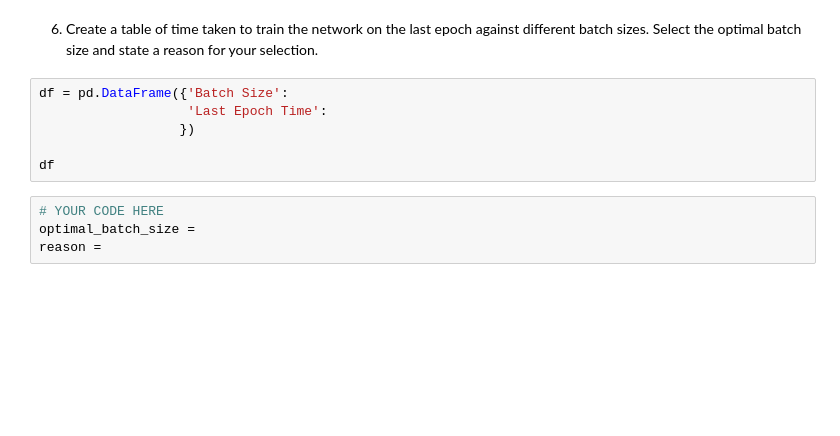
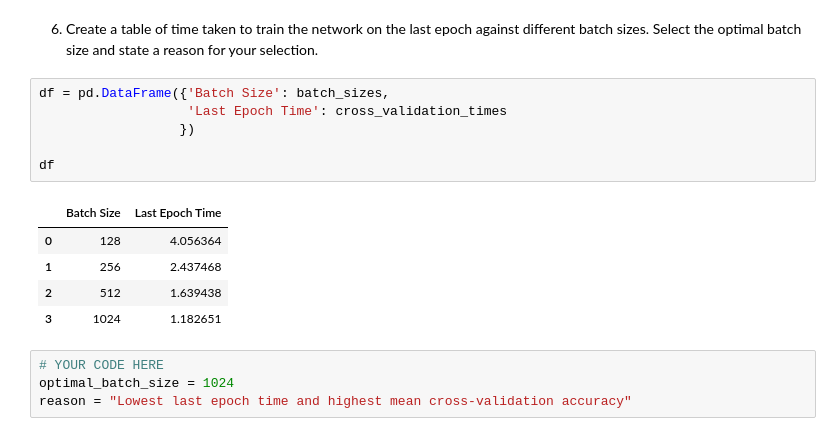
Before and after one commit to therealaxax/Neural-Networks-Assignment, a Jupyter notebook: PartA_2.ipynb, the cells around one changed output. Drawn from its saved outputs; the diff is of its cells as text; blank space fills up the shorter version.

Commit message:
PartA_2 done? revise the code for A_2-4 if have time

```diff
--- a/PartA_2.ipynb
+++ b/PartA_2.ipynb
@@ -370,12 +378,18 @@ an epoch16
 # %% [markdown]
 6. Create a table of time taken to train the network on the last epoch against different batch sizes. Select the optimal batch size and state a reason for your selection.
 # %%
-df = pd.DataFrame({'Batch Size':
-                   'Last Epoch Time':
+df = pd.DataFrame({'Batch Size': batch_sizes,
+                   'Last Epoch Time': cross_validation_times
                   })
 
 df
+# %% [output]
+|  | Batch Size | Last Epoch Time |
+| 0 | 128 | 4.056364 |
+| 1 | 256 | 2.437468 |
+| 2 | 512 | 1.639438 |
+| 3 | 1024 | 1.182651 |
 # %%
 # YOUR CODE HERE
-optimal_batch_size =
-reason =
+optimal_batch_size = 1024
+reason = "Lowest last epoch time and highest mean cross-validation accuracy"
```
Also changed, not shown: parts of 2 cells of this notebook.
